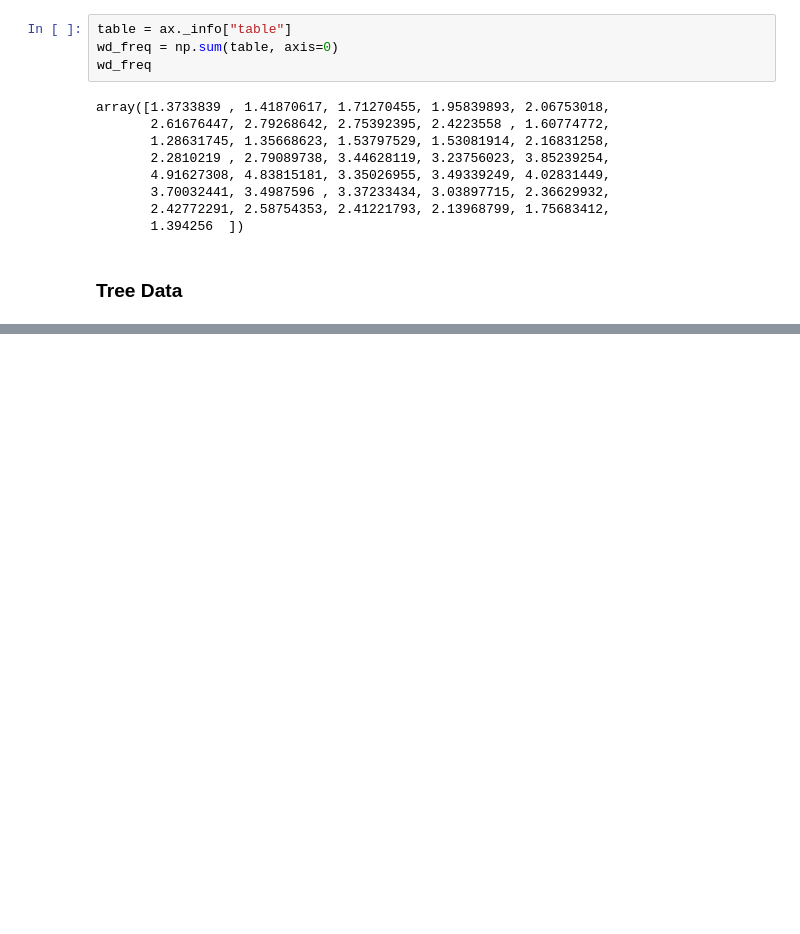
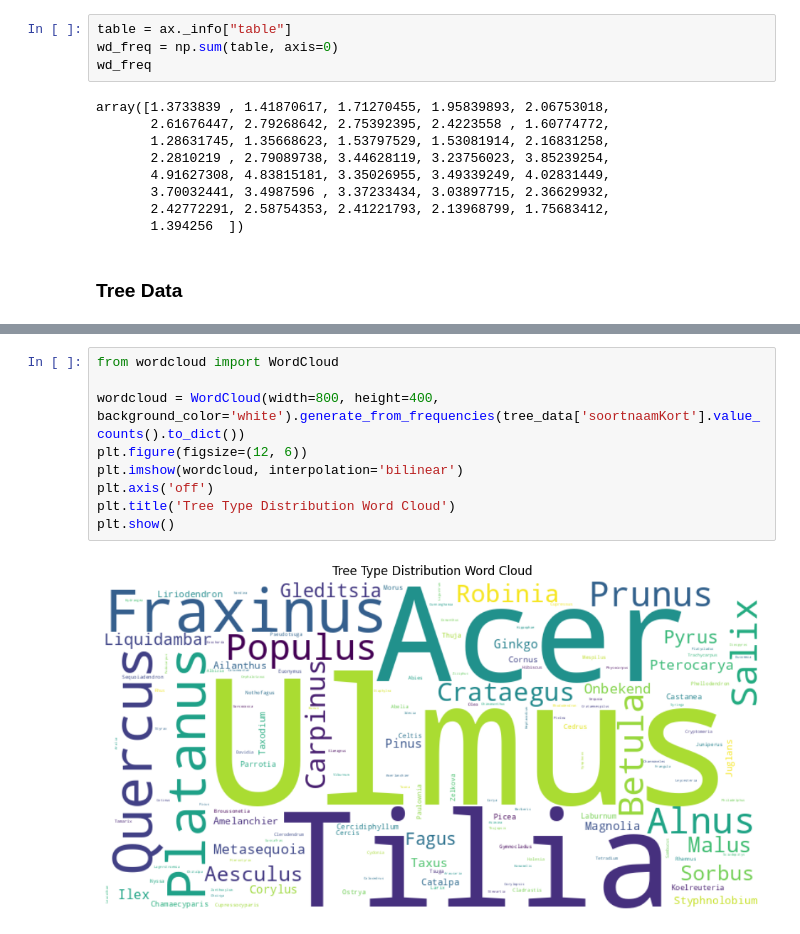
Before and after one commit to melchiorhering/DSP-Storm-Damage-on-Urban-Areas, a Jupyter notebook: src/notebooks/exploratory-data-analysis.ipynb, the cells around one changed output, grey strips where cells are left out. Drawn from its saved outputs; the diff is of its cells as text; blank space fills up the shorter version.

```diff
--- a/src/notebooks/exploratory-data-analysis.ipynb
+++ b/src/notebooks/exploratory-data-analysis.ipynb
@@ -711,0 +774,11 @@ tree_data.head(n=5)
+# %%
+from wordcloud import WordCloud
+
+wordcloud = WordCloud(width=800, height=400, background_color='white').generate_from_frequencies(tree_data['soortnaamKort'].value_counts().to_dict())
+plt.figure(figsize=(12, 6))
+plt.imshow(wordcloud, interpolation='bilinear')
+plt.axis('off')
+plt.title('Tree Type Distribution Word Cloud')
+plt.show()
+# %% [output]
+[figure, added]
```
Also changed, not shown: parts of 13 cells of this notebook, 4 other files.
